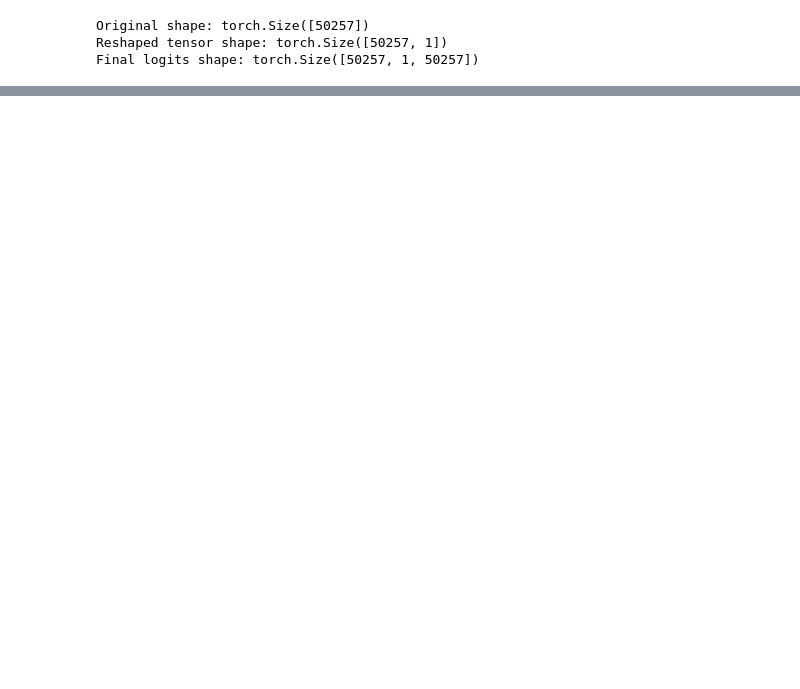
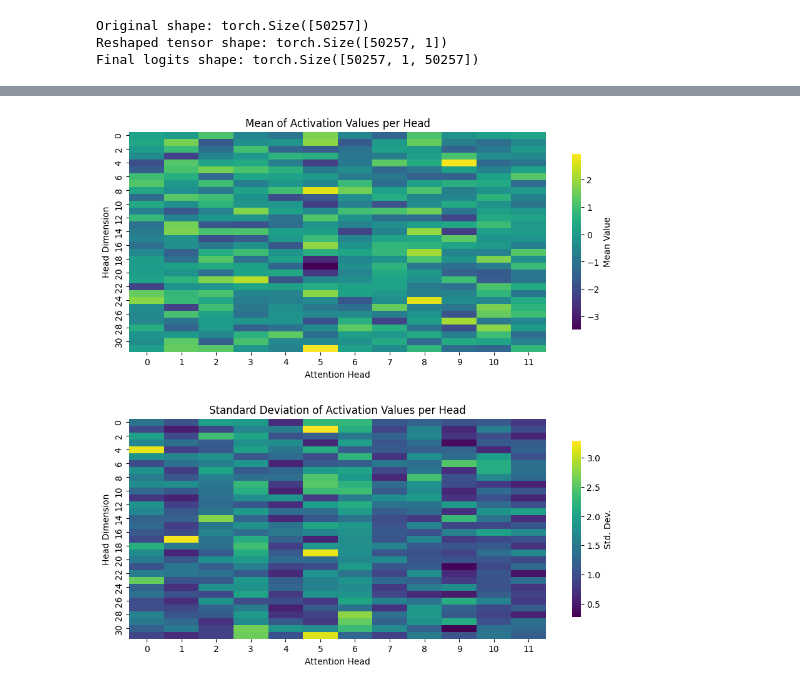
Before and after one commit to Yuralo/Mechanistic-Interpretability, a Jupyter notebook: exp-1/exp-1.ipynb, the cells around one changed output, grey strips where cells are left out. Drawn from its saved outputs; the diff is of its cells as text; code cells hidden in the pictures; blank space fills up the shorter version.

```diff
--- a/exp-1/exp-1.ipynb
+++ b/exp-1/exp-1.ipynb
@@ -431,0 +575,40 @@ sns.heatmap(weighted_contributions.cpu().numpy()[0, 2])
+# %%
+def visualize_head_statistics(z_output, n_heads, d_head):
+    # Reshape to [batch_size, seq_len, n_heads, d_head]
+    reshaped = z_output.cpu().numpy().reshape(z_output.shape[0], z_output.shape[1], n_heads, d_head)
+
+    mean_values = np.mean(reshaped[0], axis=0)
+    std_values = np.std(reshaped[0], axis=0)
+
+    fig_width = max(8, n_heads * 0.8)
+    fig_height_per_plot = max(4, d_head * 0.15)
+    fig, axes = plt.subplots(2, 1, figsize=(fig_width, fig_height_per_plot * 2))
+
+    sns.heatmap(
+        mean_values.T,
+        ax=axes[0],
+        cmap='viridis',
+        cbar_kws={"shrink": 0.8, "label": "Mean Value"}
+    )
+    axes[0].set_title('Mean of Activation Values per Head')
+    axes[0].set_xlabel('Attention Head')
+    axes[0].set_ylabel('Head Dimension')
+
+    # Plot Standard Deviation
+    sns.heatmap(
+        std_values.T,
+        ax=axes[1],
+        cmap='viridis',
+        cbar_kws={"shrink": 0.8, "label": "Std. Dev."}
+    )
+    axes[1].set_title('Standard Deviation of Activation Values per Head')
+    axes[1].set_xlabel('Attention Head')
+    axes[1].set_ylabel('Head Dimension')
+
+    plt.tight_layout(pad=3.0) # Add padding to prevent title/label overlap
+    return fig
+
+fig = visualize_head_statistics(z_output, n_heads, d_head)
+plt.show()
+# %% [output]
+[figure, added]
```
Also changed, not shown: parts of 17 cells of this notebook, 1 other file.
